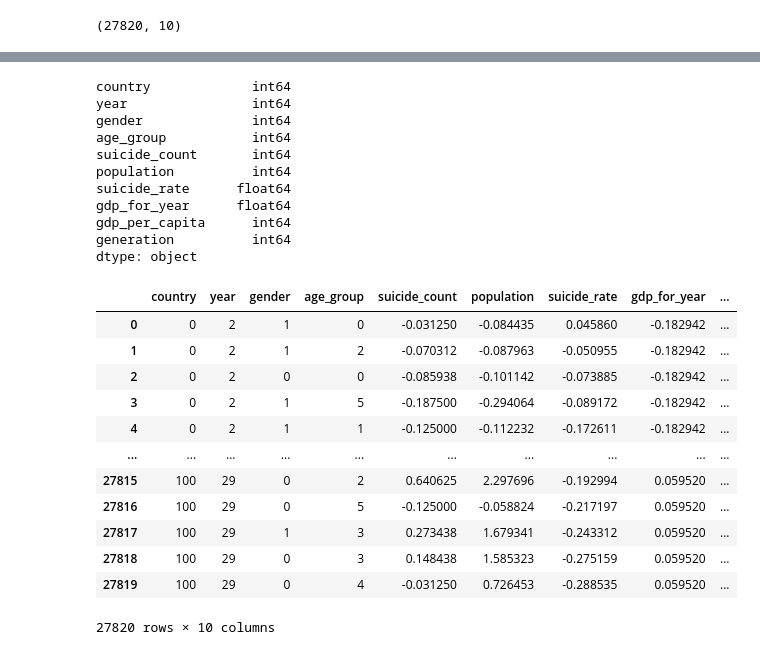
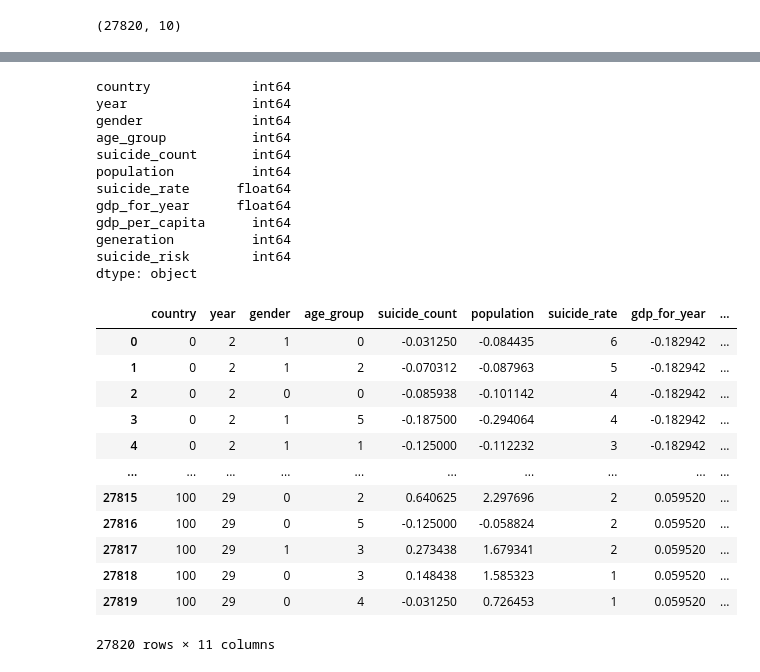
Before and after one commit to jacobduncan00/COSC311, a Jupyter notebook: Project2/source/knn/run_knn.ipynb, the cells around one changed output, grey strips where cells are left out. Cells and saved outputs as stored; diff of their text form; code cells hidden in the pictures.

```diff
--- a/Project2/source/knn/run_knn.ipynb
+++ b/Project2/source/knn/run_knn.ipynb
@@ -153,3 +225,9 @@ raw_df = raw_df.dropna()
 raw_df.shape
 # %% [output]
 (27820, 10)
+# %%
+raw_df['suicide_risk'] = 0
+
+raw_df.loc[raw_df['suicide_rate'] > raw_df['suicide_rate'].mean(), 'suicide_risk'] = 1
+
+raw_df['suicide_risk'].value_counts()
@@ -161,9 +244,14 @@ Index(['country', 'year', 'gender', 'age_group', 'suicide_count', 'population',
       dtype='object')
 # %%
 # Encode the categorical data as stated above
-
 categorical_columns = ['country', 'year','age_group', 'gender', 'generation']
 encoder = sklearn.preprocessing.LabelEncoder()
 
 for column in categorical_columns:
-    raw_df[column] = encoder.fit_transform(raw_df[column]) # Change the categorical columns to their new encoded values
+    raw_df[column] = encoder.fit_transform(raw_df[column])
+    prediction_decoded = encoder.inverse_transform(raw_df[column])
+
+
+
+sns.heatmap(raw_df.corr(), annot=True, cmap='YlOrBr', fmt='.2f');
+raw_df
@@ -202,27 +305,31 @@ suicide_rate      float64
 gdp_for_year      float64
 gdp_per_capita      int64
 generation          int64
+suicide_risk        int64
 dtype: object
 # %%
 # Scaling the numerical data columns
 
-numerical = ['suicide_count', 'population', 'suicide_rate',
+numerical = ['suicide_count', 'population',
               'gdp_for_year','gdp_per_capita']
 
 scalar = RobustScaler()
 raw_df[numerical] = scalar.fit_transform(raw_df[numerical])
+
+raw_df['suicide_rate'] = raw_df['suicide_rate']
+raw_df['suicide_rate'] = raw_df['suicide_rate'].astype('int')
 raw_df
 # %% [output]
 |  | country | year | gender | age_group | suicide_count | population | suicide_rate | gdp_for_year | ... |
-| 0 | 0 | 2 | 1 | 0 | -0.031250 | -0.084435 | 0.045860 | -0.182942 | ... |
-| 1 | 0 | 2 | 1 | 2 | -0.070312 | -0.087963 | -0.050955 | -0.182942 | ... |
-| 2 | 0 | 2 | 0 | 0 | -0.085938 | -0.101142 | -0.073885 | -0.182942 | ... |
-| 3 | 0 | 2 | 1 | 5 | -0.187500 | -0.294064 | -0.089172 | -0.182942 | ... |
-| 4 | 0 | 2 | 1 | 1 | -0.125000 | -0.112232 | -0.172611 | -0.182942 | ... |
+| 0 | 0 | 2 | 1 | 0 | -0.031250 | -0.084435 | 6 | -0.182942 | ... |
+| 1 | 0 | 2 | 1 | 2 | -0.070312 | -0.087963 | 5 | -0.182942 | ... |
+| 2 | 0 | 2 | 0 | 0 | -0.085938 | -0.101142 | 4 | -0.182942 | ... |
+| 3 | 0 | 2 | 1 | 5 | -0.187500 | -0.294064 | 4 | -0.182942 | ... |
+| 4 | 0 | 2 | 1 | 1 | -0.125000 | -0.112232 | 3 | -0.182942 | ... |
 | ... | ... | ... | ... | ... | ... | ... | ... | ... | ... |
-| 27815 | 100 | 29 | 0 | 2 | 0.640625 | 2.297696 | -0.192994 | 0.059520 | ... |
-| 27816 | 100 | 29 | 0 | 5 | -0.125000 | -0.058824 | -0.217197 | 0.059520 | ... |
-| 27817 | 100 | 29 | 1 | 3 | 0.273438 | 1.679341 | -0.243312 | 0.059520 | ... |
-| 27818 | 100 | 29 | 0 | 3 | 0.148438 | 1.585323 | -0.275159 | 0.059520 | ... |
-| 27819 | 100 | 29 | 0 | 4 | -0.031250 | 0.726453 | -0.288535 | 0.059520 | ... |
+| 27815 | 100 | 29 | 0 | 2 | 0.640625 | 2.297696 | 2 | 0.059520 | ... |
+| 27816 | 100 | 29 | 0 | 5 | -0.125000 | -0.058824 | 2 | 0.059520 | ... |
+| 27817 | 100 | 29 | 1 | 3 | 0.273438 | 1.679341 | 2 | 0.059520 | ... |
+| 27818 | 100 | 29 | 0 | 3 | 0.148438 | 1.585323 | 1 | 0.059520 | ... |
+| 27819 | 100 | 29 | 0 | 4 | -0.031250 | 0.726453 | 1 | 0.059520 | ... |
-27820 rows × 10 columns
+27820 rows × 11 columns
```
Also changed, not shown: parts of 34 cells of this notebook, 12 other files.
